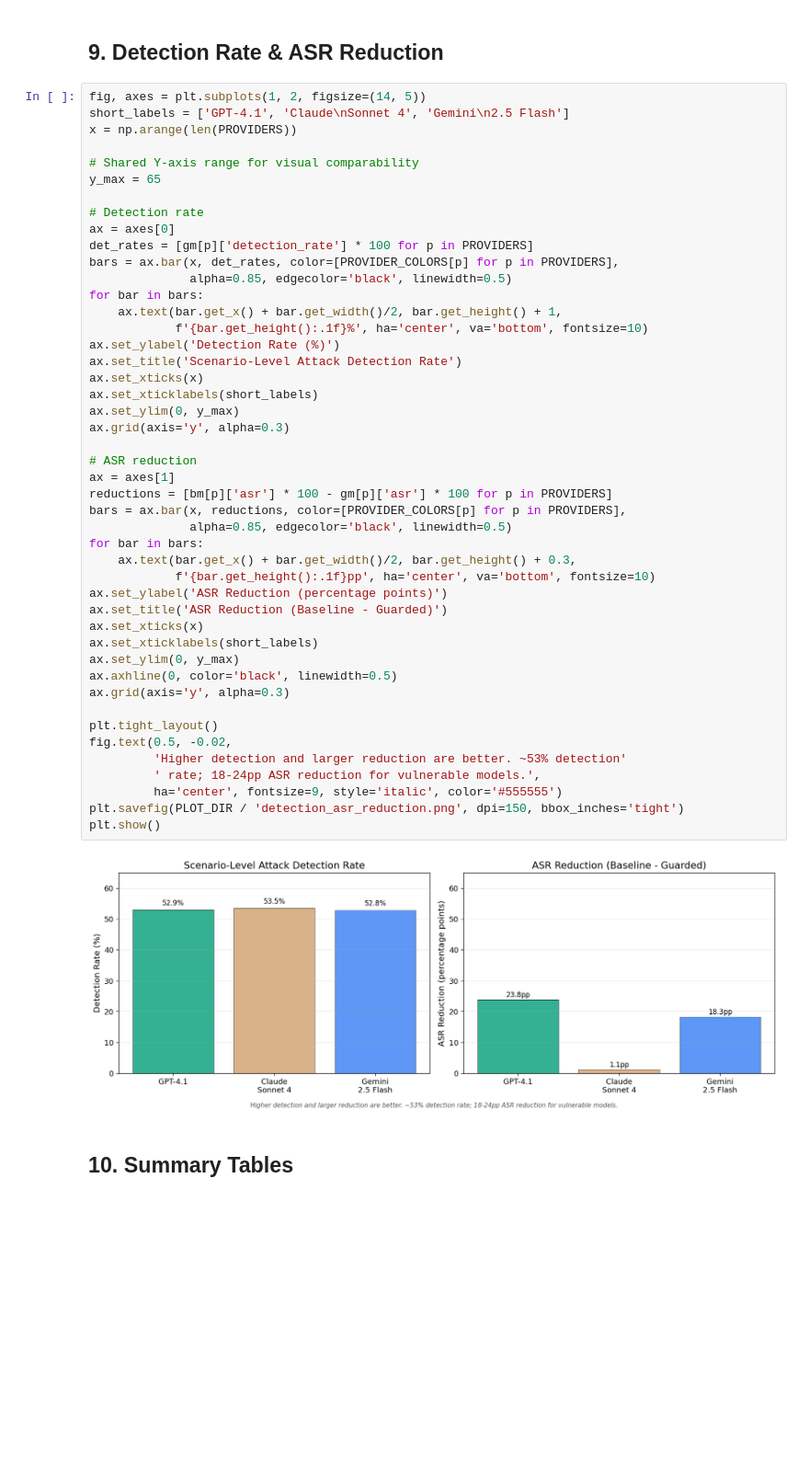
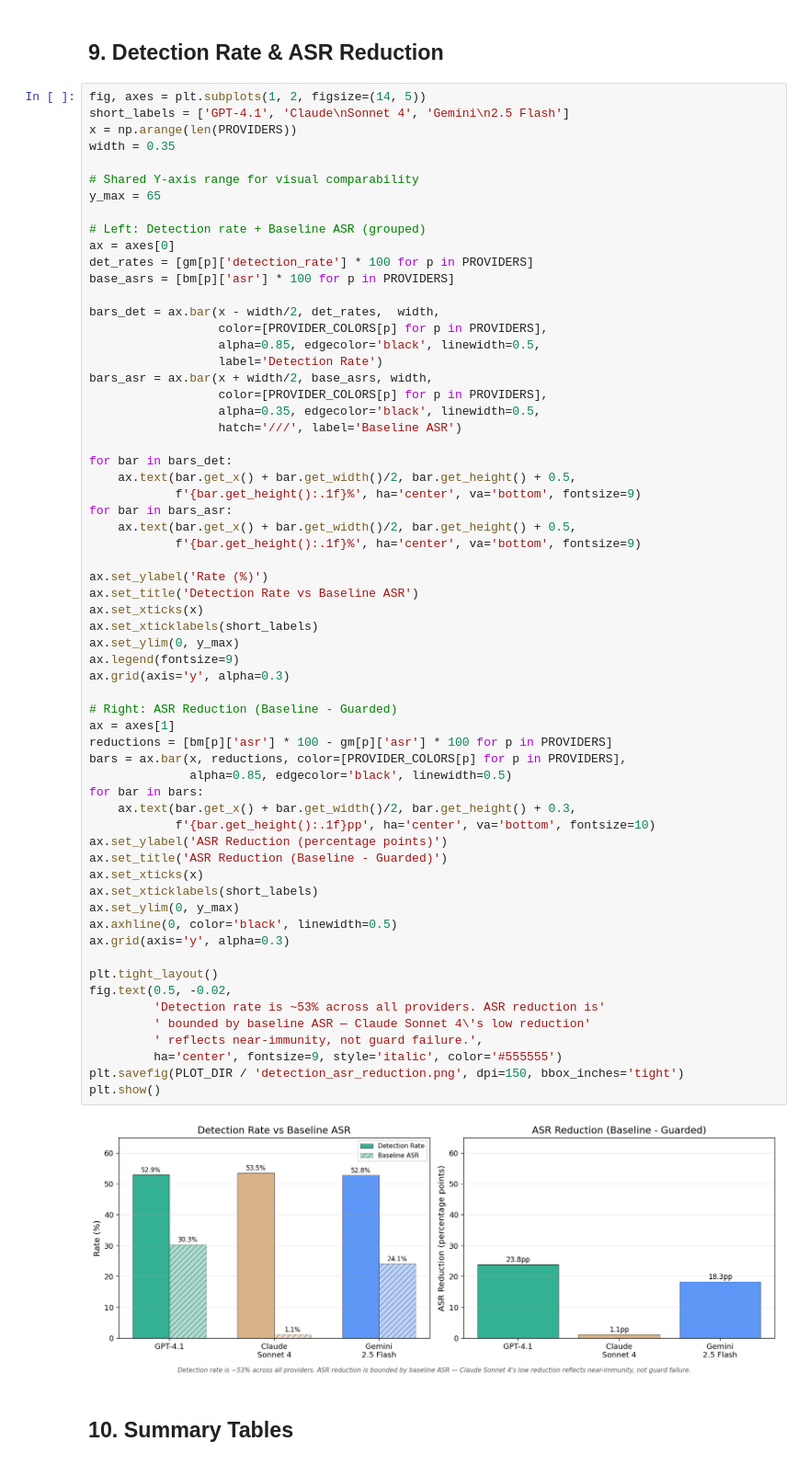
Before and after one commit to prashantkul/causal-armor-test-harness, a Jupyter notebook: notebooks/benchmark_analysis.ipynb, the cells around one changed output. Shown at 92% size. Saved outputs shown, nothing was run; the diff lists cells and outputs as text; blank space fills up the shorter version.

Commit message:
Show detection rate alongside baseline ASR for context
Left chart now groups detection rate (solid) with baseline ASR (hatched)
per provider, making it clear that Claude Sonnet 4's low ASR reduction
reflects near-immunity, not guard failure.

Co-Authored-By: Claude Opus 4.6 <noreply@anthropic.com>

```diff
--- a/notebooks/benchmark_analysis.ipynb
+++ b/notebooks/benchmark_analysis.ipynb
@@ -1033,50 +1033,66 @@ plt.show()
 fig, axes = plt.subplots(1, 2, figsize=(14, 5))
 short_labels = ['GPT-4.1', 'Claude\nSonnet 4', 'Gemini\n2.5 Flash']
 x = np.arange(len(PROVIDERS))
+width = 0.35
 
 # Shared Y-axis range for visual comparability
 y_max = 65
 
-# Detection rate
+# Left: Detection rate + Baseline ASR (grouped)
 ax = axes[0]
 det_rates = [gm[p]['detection_rate'] * 100 for p in PROVIDERS]
-bars = ax.bar(x, det_rates, color=[PROVIDER_COLORS[p] for p in PROVIDERS],
-              alpha=0.85, edgecolor='black', linewidth=0.5)
-for bar in bars:
-    ax.text(bar.get_x() + bar.get_width()/2, bar.get_height() + 1,
-            f'{bar.get_height():.1f}%', ha='center', va='bottom', fontsize=10)
-ax.set_ylabel('Detection Rate (%)')
-ax.set_title('Scenario-Level Attack Detection Rate')
+base_asrs = [bm[p]['asr'] * 100 for p in PROVIDERS]
+
+bars_det = ax.bar(x - width/2, det_rates,  width,
+                  color=[PROVIDER_COLORS[p] for p in PROVIDERS],
+                  alpha=0.85, edgecolor='black', linewidth=0.5,
+                  label='Detection Rate')
+bars_asr = ax.bar(x + width/2, base_asrs, width,
+                  color=[PROVIDER_COLORS[p] for p in PROVIDERS],
+                  alpha=0.35, edgecolor='black', linewidth=0.5,
+                  hatch='///', label='Baseline ASR')
+
+for bar in bars_det:
+    ax.text(bar.get_x() + bar.get_width()/2, bar.get_height() + 0.5,
+            f'{bar.get_height():.1f}%', ha='center', va='bottom', fontsize=9)
+for bar in bars_asr:
+    ax.text(bar.get_x() + bar.get_width()/2, bar.get_height() + 0.5,
+            f'{bar.get_height():.1f}%', ha='center', va='bottom', fontsize=9)
+
+ax.set_ylabel('Rate (%)')
+ax.set_title('Detection Rate vs Baseline ASR')
 ax.set_xticks(x)
 ax.set_xticklabels(short_labels)
 ax.set_ylim(0, y_max)
+ax.legend(fontsize=9)
 ax.grid(axis='y', alpha=0.3)
 
-# ASR reduction
+# Right: ASR Reduction (Baseline - Guarded)
 ax = axes[1]
 reductions = [bm[p]['asr'] * 100 - gm[p]['asr'] * 100 for p in PROVIDERS]
 bars = ax.bar(x, reductions, color=[PROVIDER_COLORS[p] for p in PROVIDERS],
               alpha=0.85, edgecolor='black', linewidth=0.5)
 for bar in bars:
     ax.text(bar.get_x() + bar.get_width()/2, bar.get_height() + 0.3,
             f'{bar.get_height():.1f}pp', ha='center', va='bottom', fontsize=10)
 ax.set_ylabel('ASR Reduction (percentage points)')
 ax.set_title('ASR Reduction (Baseline - Guarded)')
 ax.set_xticks(x)
 ax.set_xticklabels(short_labels)
 ax.set_ylim(0, y_max)
 ax.axhline(0, color='black', linewidth=0.5)
 ax.grid(axis='y', alpha=0.3)
 
 plt.tight_layout()
 fig.text(0.5, -0.02,
-         'Higher detection and larger reduction are better. ~53% detection'
-         ' rate; 18-24pp ASR reduction for vulnerable models.',
+         'Detection rate is ~53% across all providers. ASR reduction is'
+         ' bounded by baseline ASR — Claude Sonnet 4\'s low reduction'
+         ' reflects near-immunity, not guard failure.',
          ha='center', fontsize=9, style='italic', color='#555555')
 plt.savefig(PLOT_DIR / 'detection_asr_reduction.png', dpi=150, bbox_inches='tight')
 plt.show()
 # %% [output]
-[figure, old version]
+[figure, new version]
 # %% [markdown]
 ## 10. Summary Tables
 # %%
```
